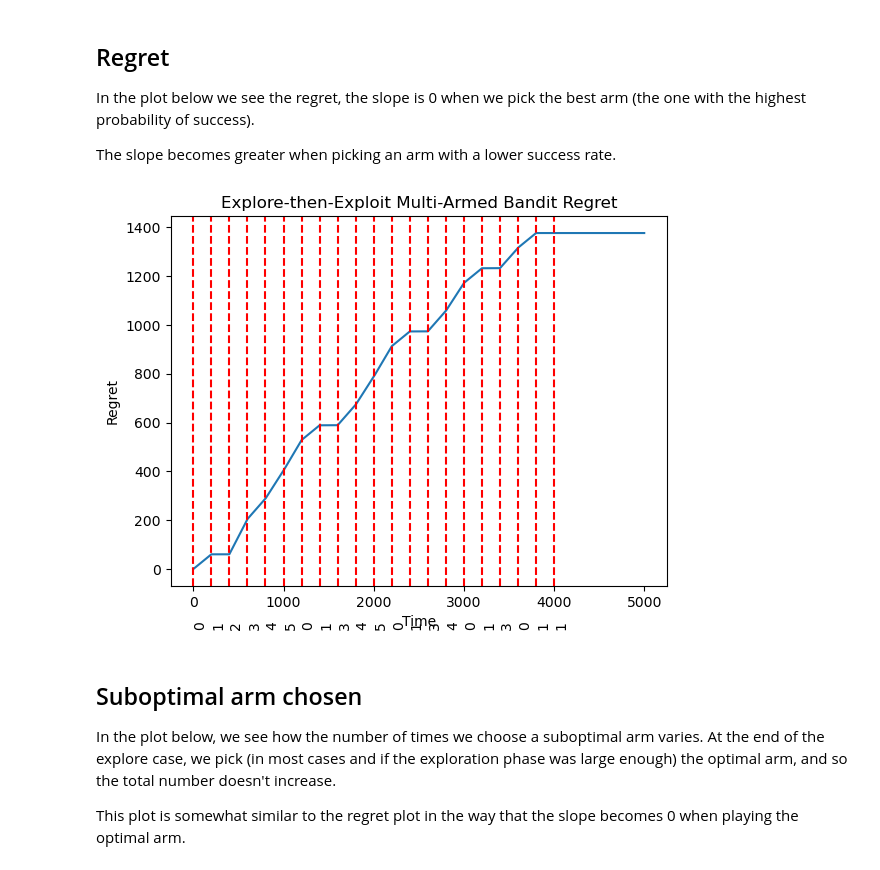
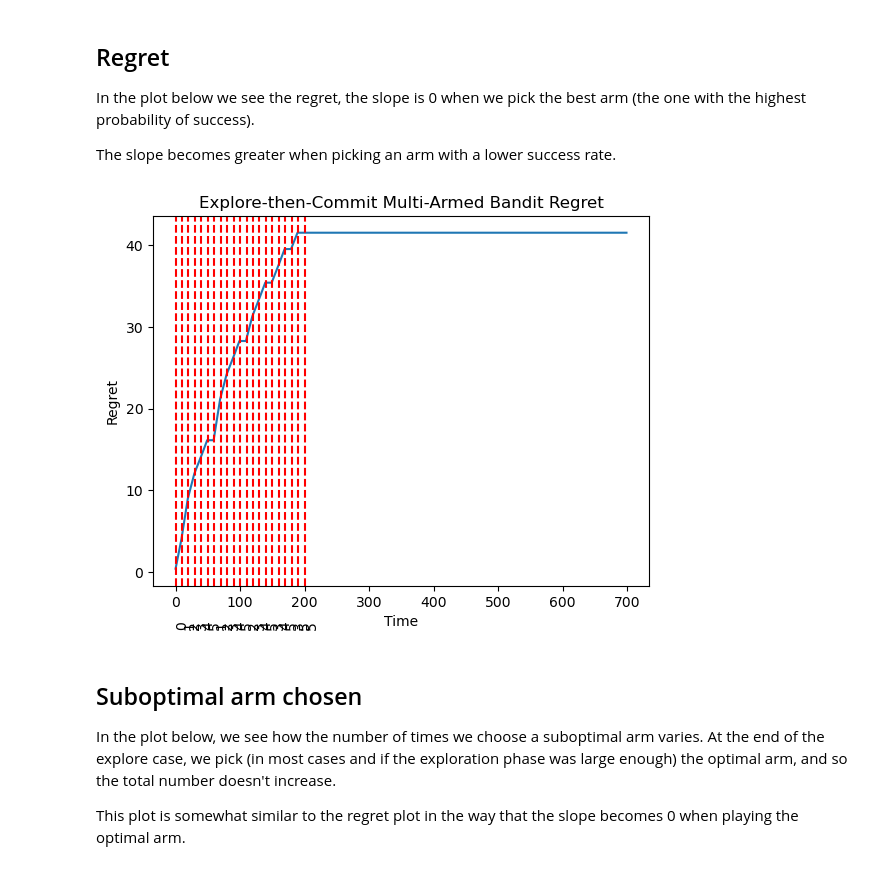
Before and after one commit to Thosam1/BachelorProject, a Jupyter notebook: Bandits/multi-armed-bandits/legacy/multi_armed_bandits_legacy.ipynb, the cells around one changed output. Drawn from its saved outputs; the diff is of its cells as text; code cells hidden in the pictures.

Commit message:
corrections and plots

```diff
--- a/Bandits/multi-armed-bandits/legacy/multi_armed_bandits_legacy.ipynb
+++ b/Bandits/multi-armed-bandits/legacy/multi_armed_bandits_legacy.ipynb
@@ -12,5 +12,12 @@ np.random.seed(1) # 15 works good too
 n_arms = 6
 
 # Probabilities
-true_probs = np.random.rand(n_arms)
+
+# Probability distribution for small gap
+# true_probs_small_gap = [0.86734392, 0.66409692, 0.47770636, 0.65307993, 0.84734392, 0.13106454]
+# Probability distribution for big gap
+# true_probs_big_gap = [0.2451019, 0.1434964, 0.34096024, 0.44358828, 0.4324698, 0.64358828]
+
+true_probs = np.array([0.2451019, 0.1434964, 0.34096024, 0.44358828, 0.4324698, 0.64358828]) # np.random.rand(n_arms)
+print(true_probs)
 highest_prob_arm = np.argmax(true_probs)
@@ -143,10 +151,10 @@ So the algorithm works as follows:
 We decide on the number of rounds of eliminations we want, and the amount of time each arm has to be pulled. At the end of the round, we eliminate the worst performing arm and therefore wasting money on it.
 # %%
 # Setting the number of steps
-n_trials = 5000
+n_trials = 700
 
 # Running the algorithm
-results_all_arms_end_of_explore, end_of_explore_total, results_all_arms, eliminations, actions, rewards, changes = explore_then_commit_elimination(n_trials, n_arms, n_arms - 1, 200, p=true_probs)
+results_all_arms_end_of_explore, end_of_explore_total, results_all_arms, eliminations, actions, rewards, changes = explore_then_commit_elimination(n_trials, n_arms, n_arms - 1, 10, p=true_probs)
 # %% [markdown]
 ## Exploration phase
 
@@ -233,9 +241,9 @@ In the plot below we see the regret, the slope is 0 when we pick the best arm (t
 The slope becomes greater when picking an arm with a lower success rate.
 # %%
 regret_vals = regret(actions, true_probs)
-show_plot(regret_plot_explore_then_exploit(y_values=regret_vals, title="Explore-then-Exploit Multi-Armed Bandit Regret", changes=changes))
+show_plot(regret_plot_explore_then_exploit(y_values=regret_vals, title="Explore-then-Commit Multi-Armed Bandit Regret", changes=changes))
 # %% [output]
-[figure, old version]
+[figure, new version]
 # %% [markdown]
 ## Suboptimal arm chosen
 
```
Also changed, not shown: parts of 35 cells of this notebook, 18 other files.
